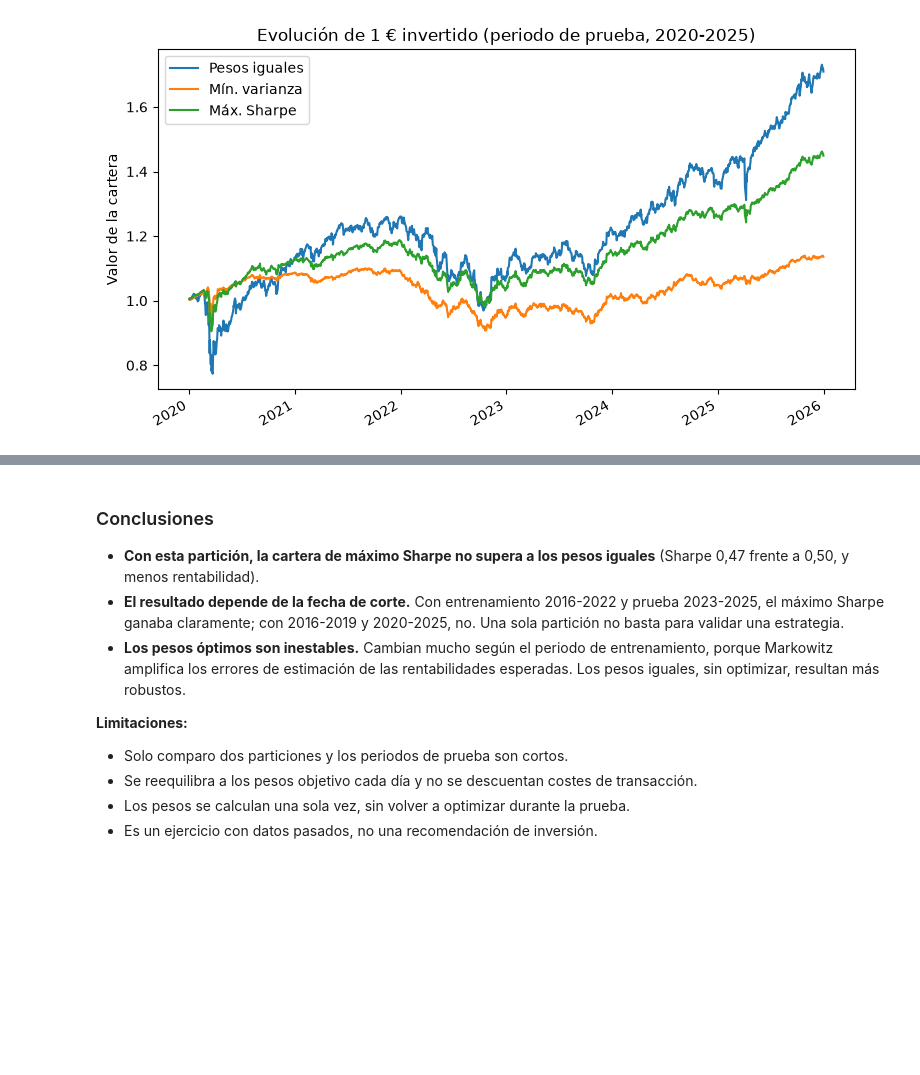
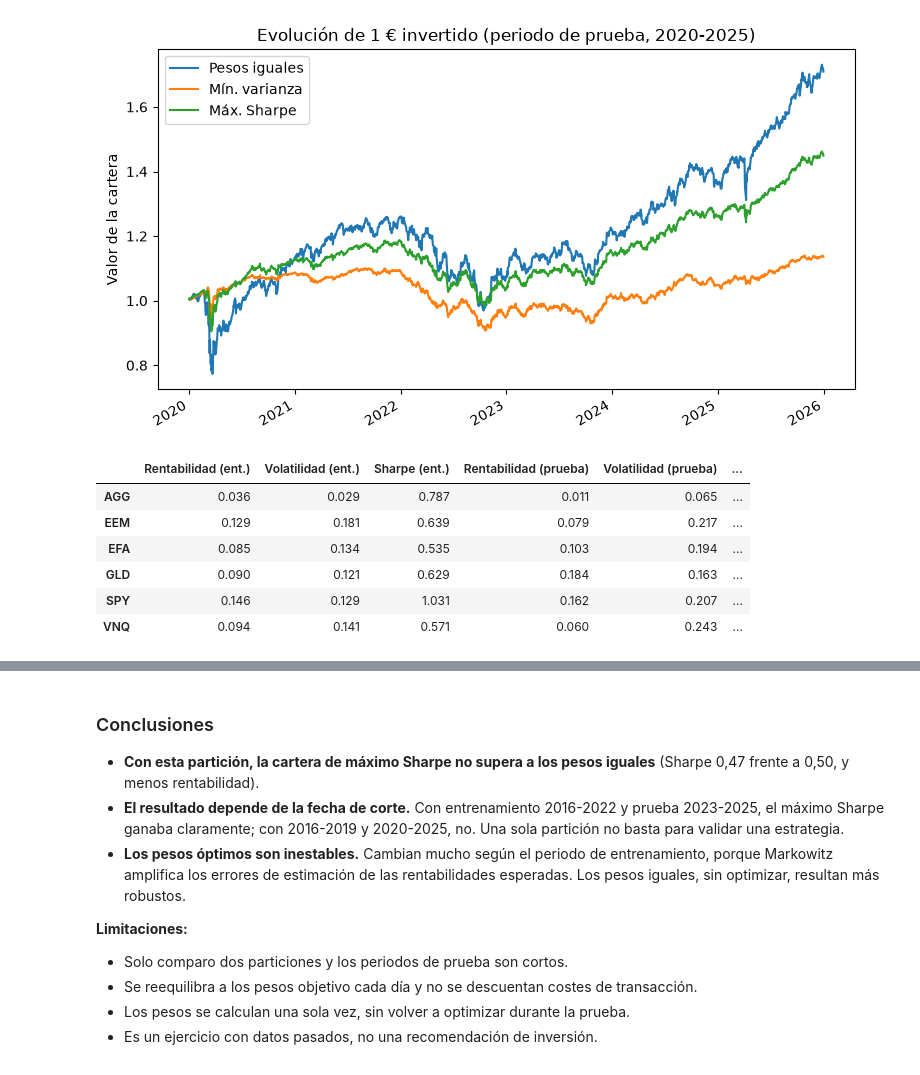
Before and after one commit to mnayala100/proyecto-cartera-markowitz, a Jupyter notebook: notebooks/04_backtest.ipynb, the cells around one changed output, grey strips where cells are left out. Cells and saved outputs as stored; diff of their text form; code cells hidden in the pictures; blank space fills up the shorter version.

```diff
--- a/notebooks/04_backtest.ipynb
+++ b/notebooks/04_backtest.ipynb
@@ -114,3 +95,32 @@ ax.set_xlabel("")
 plt.show()
 # %% [output]
 [figure]
+# %%
+def resumen_activos(rent, rf):
+    """Rentabilidad, volatilidad y Sharpe anuales de cada activo en un periodo."""
+    t = pd.DataFrame({
+        "Rentabilidad": rent.mean() * 252,
+        "Volatilidad": rent.std() * np.sqrt(252),
+    })
+    t["Sharpe"] = (t["Rentabilidad"] - rf) / t["Volatilidad"]
+    return t
+
+ent_activos = resumen_activos(entrenamiento, rf_ent)      # lo que VE el optimizador
+prueba_activos = resumen_activos(prueba, rf_prueba)       # lo que pasa DESPUÉS
+
+comparacion_activos = pd.concat(
+    [ent_activos.add_suffix(" (ent.)"), prueba_activos.add_suffix(" (prueba)")],
+    axis=1,
+)
+# Peso que el optimizador dio a cada activo en la cartera de máximo Sharpe
+comparacion_activos["Peso máx. Sharpe"] = carteras["Máx. Sharpe"]
+
+comparacion_activos.round(3)
+# %% [output]
+|  | Rentabilidad (ent.) | Volatilidad (ent.) | Sharpe (ent.) | Rentabilidad (prueba) | Volatilidad (prueba) | ... |
+| AGG | 0.036 | 0.029 | 0.787 | 0.011 | 0.065 | ... |
+| EEM | 0.129 | 0.181 | 0.639 | 0.079 | 0.217 | ... |
+| EFA | 0.085 | 0.134 | 0.535 | 0.103 | 0.194 | ... |
+| GLD | 0.090 | 0.121 | 0.629 | 0.184 | 0.163 | ... |
+| SPY | 0.146 | 0.129 | 1.031 | 0.162 | 0.207 | ... |
+| VNQ | 0.094 | 0.141 | 0.571 | 0.060 | 0.243 | ... |
```
Also changed, not shown: parts of 8 cells of this notebook.
